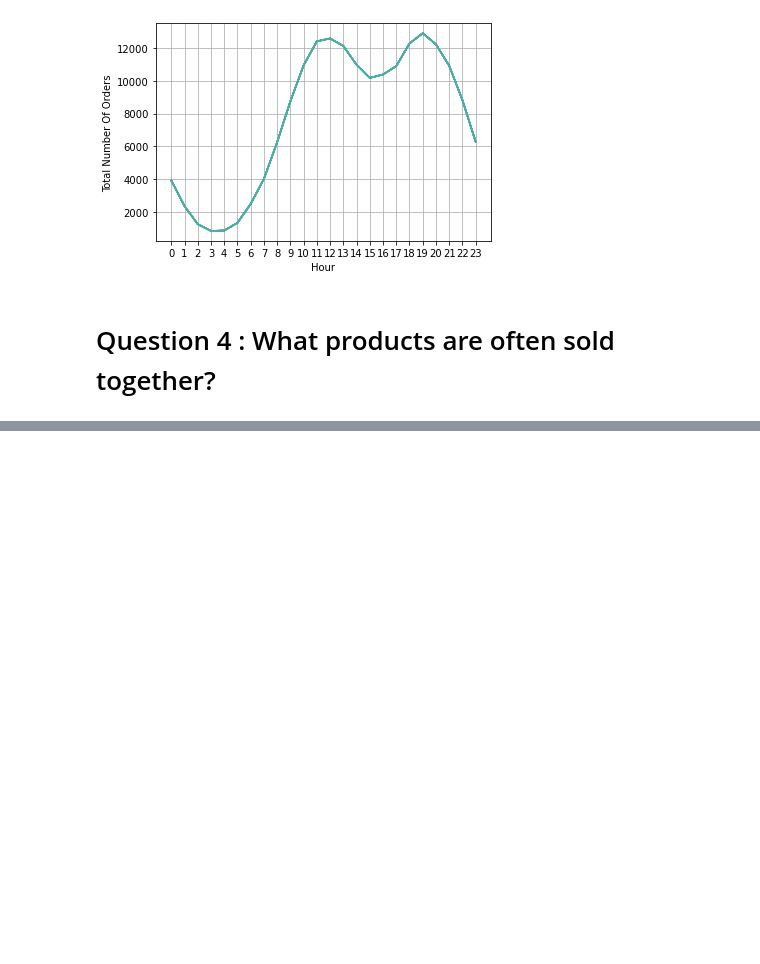
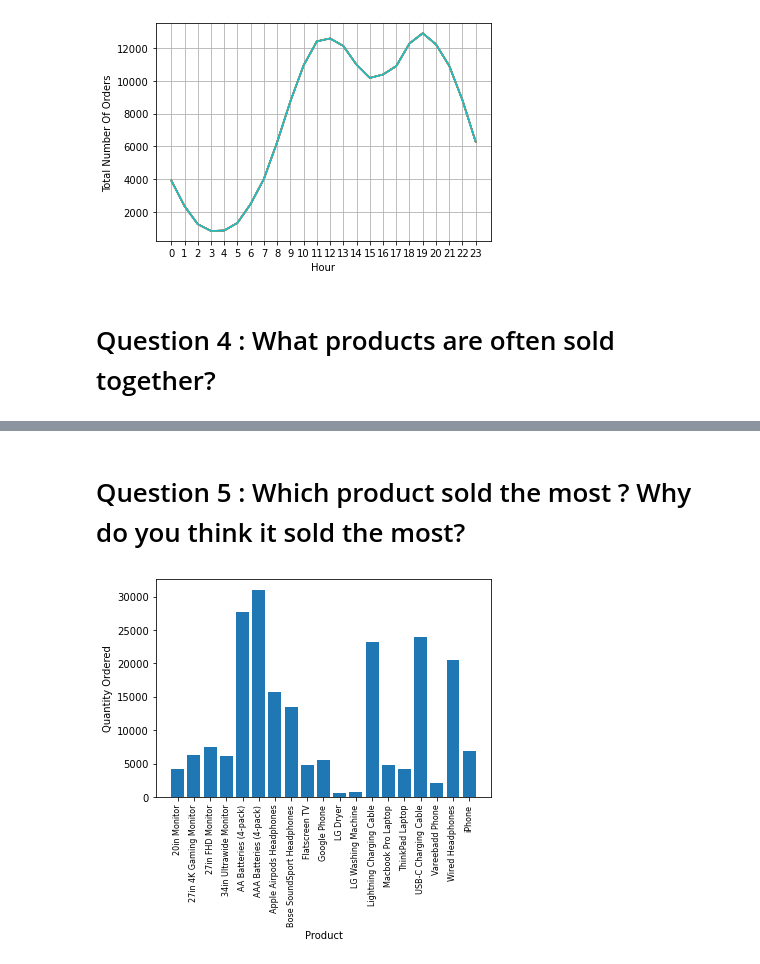
Before and after one commit to Newtanmukh/Python-projects, a Jupyter notebook: Business sales analysis/Business Sales.ipynb, the cells around one changed output, grey strips where cells are left out. Drawn from its saved outputs; the diff is of its cells as text; code cells hidden in the pictures; blank space fills up the shorter version.

```diff
--- a/Business sales analysis/Business Sales.ipynb
+++ b/Business sales analysis/Business Sales.ipynb
@@ -229,0 +209,6 @@ print(df)
+# %%
+# this command will give us the rows where the particular Order ID has occured for more than once.
+df = all_data[all_data['Order ID'].duplicated(keep=False)]
+
+df['Grouped'] = df.groupby('Order ID')['Product'].transform(lambda x: ','.join(x))
+df2 = df[['Order ID', 'Grouped']].drop_duplicates()
@@ -229,0 +221,2 @@ print(df)
+# %% [markdown]
+# Question 5 : Which product sold the most ? Why do you think it sold the most?
@@ -229,0 +225,13 @@ print(df)
+# %%
+quantity_ordered = all_data.groupby('Product').sum()['Quantity Ordered']
+
+
+# Will give us the product name in the order. had we instead used unique(), we wouldnt have gotten the same value.
+keys = [product for product, df in all_data.groupby('Product')]
+plt.bar(keys, quantity_ordered)
+plt.ylabel('Quantity Ordered')
+plt.xlabel('Product')
+plt.xticks(keys, rotation='vertical', size=8)
+plt.show()
+# %% [output]
+[figure, added]
```
Also changed, not shown: parts of 3 cells of this notebook.
